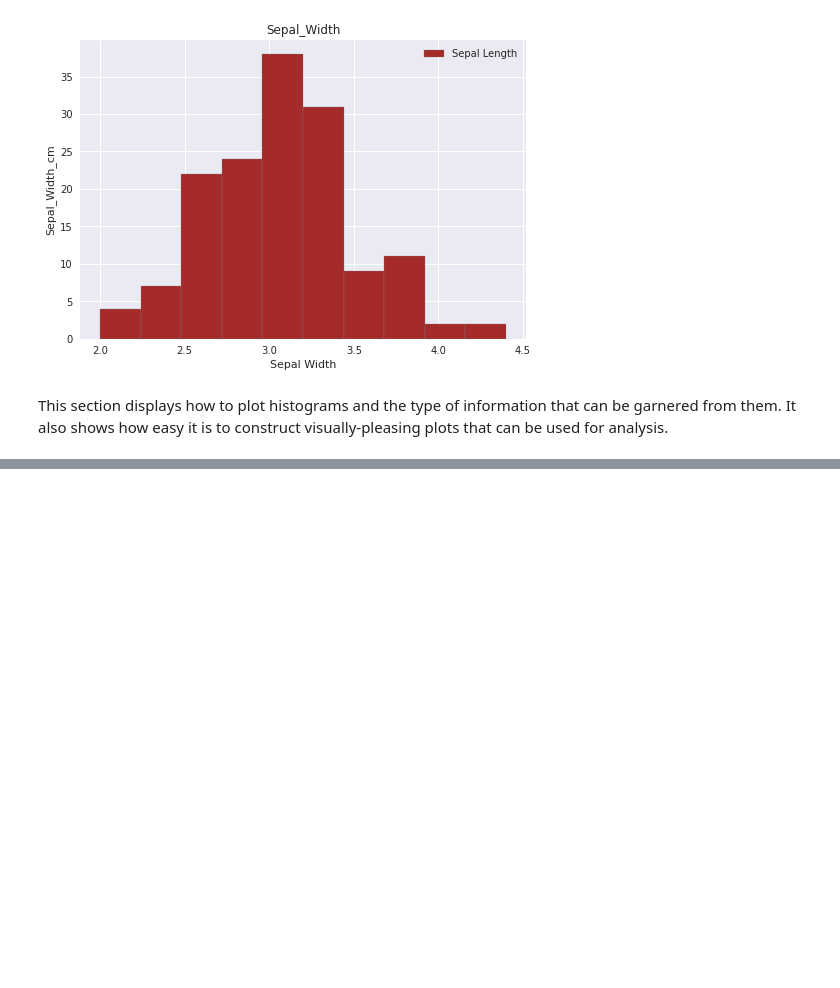
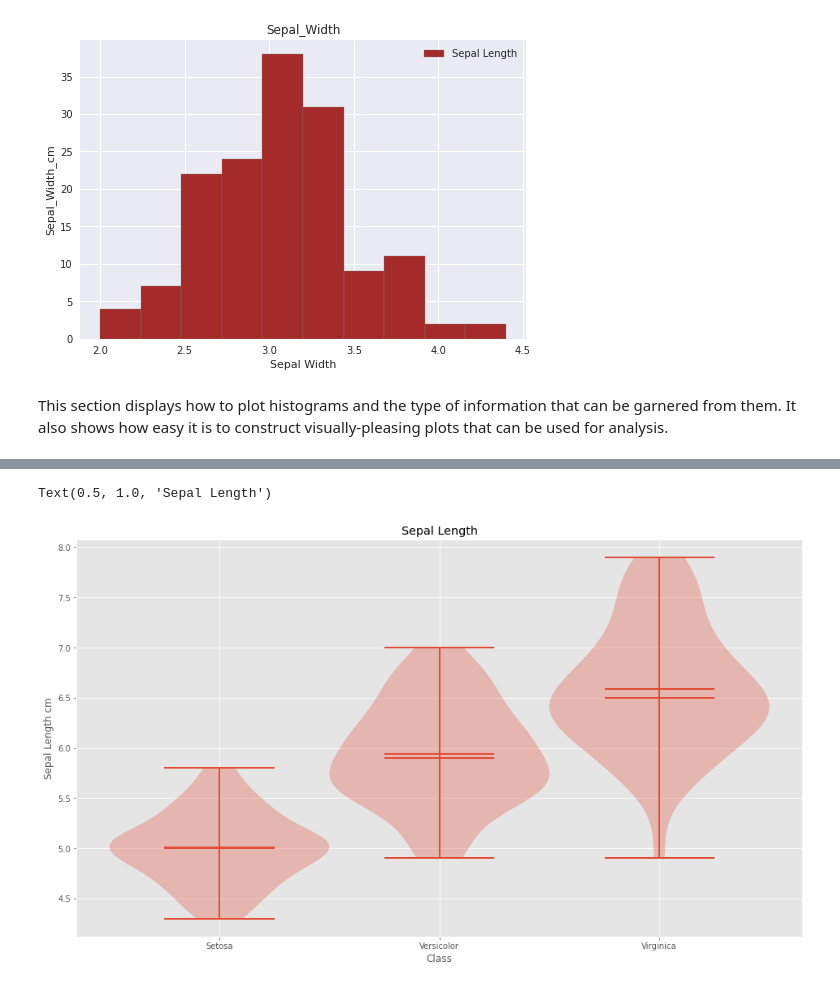
Before and after one commit to conor-mccaffrey/cao-points, a Jupyter notebook: pyplot.ipynb, the cells around one changed output, grey strips where cells are left out. Drawn from its saved outputs; the diff is of its cells as text; code cells hidden in the pictures; blank space fills up the shorter version.

Commit message:
finished violin plots

```diff
--- a/pyplot.ipynb
+++ b/pyplot.ipynb
@@ -564,0 +570,10 @@ This section displays how to plot histograms and the type of information that ca
+# %%
+# Violin Plot Sepal Length
+plt.violinplot([df_setosa_SL, df_versicolor_SL, df_virginica_SL] ,showmedians=True, widths = 1, showmeans = True)
+plt.xlabel('Class')
+plt.xticks([1,2,3],['Setosa','Versicolor','Virginica']) # set labels
+plt.ylabel('Sepal Length cm')
+plt.title('Sepal Length')
+# %% [output]
+Text(0.5, 1.0, 'Sepal Length')
+[figure, added]
```
Also changed, not shown: parts of 19 cells of this notebook, 1 other file.
